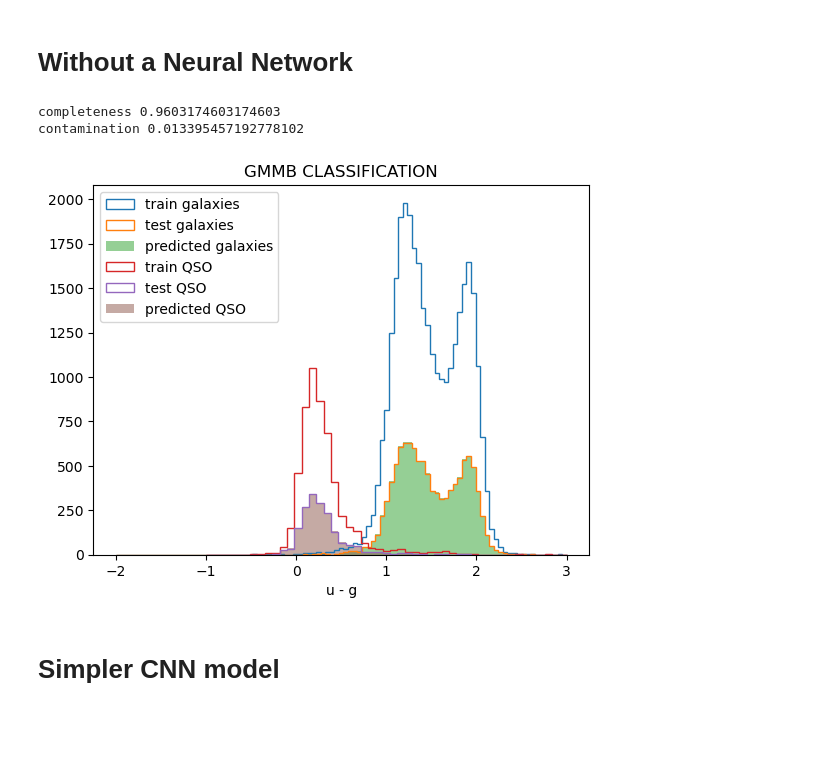
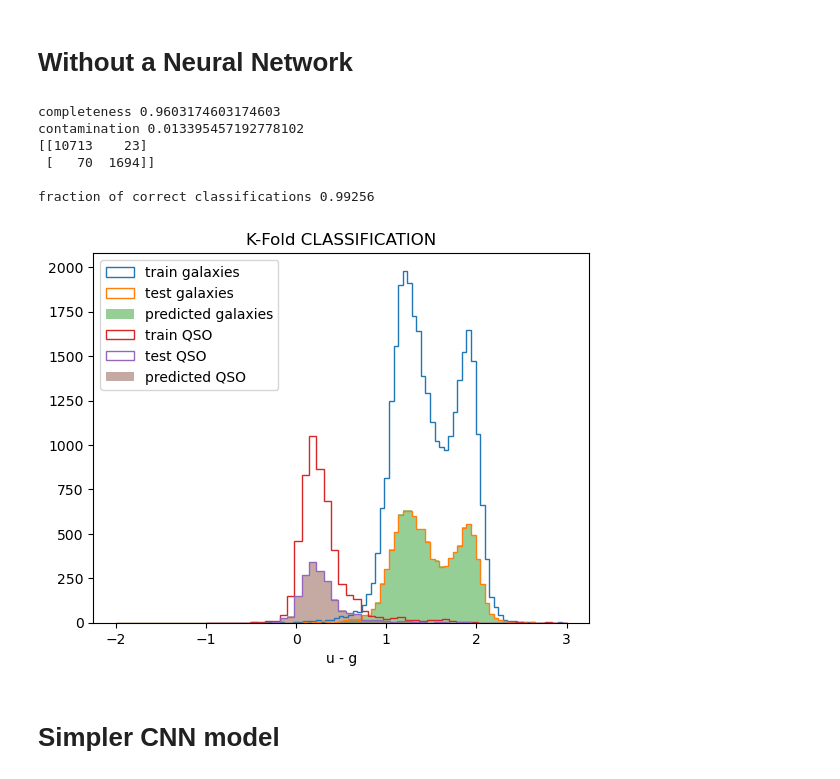
Before and after one commit to ebianchi803/astrostatistics_bicocca_2026, a Jupyter notebook: working/L22.ipynb, the cells around one changed output. Cells and saved outputs as stored; diff of their text form; code cells hidden in the pictures; blank space fills up the shorter version.

```diff
--- a/working/L22.ipynb
+++ b/working/L22.ipynb
@@ -68,41 +73,55 @@ filt = []
 # %% [markdown]
 # Without a Neural Network
 # %%
-(X_train_gmmb, X_test_gmmb), (y_train_gmmb, y_test_gmmb) = split_samples(X, y, [0.75, 0.25],
+(X_train_kn, X_test_kn), (y_train_kn, y_test_kn) = split_samples(X, y, [0.75, 0.25],
                                                      random_state=0)
+
+X_valid_kn, X_train = X_train_kn[:12000], X_train_kn[12000:]
+y_valid_kn, y_train = y_train_kn[:12000], y_train_kn[12000:]
 # %%
 from astroML.classification import GMMBayes
 from sklearn.neighbors import KNeighborsClassifier
 
-gmmb = KNeighborsClassifier(5)
-gmmb.fit(X_train_gmmb,y_train_gmmb)
+kn = KNeighborsClassifier(5)
+kn.fit(X_train_kn,y_train_kn)
 
-y_pred_gmmb = gmmb.predict(X_test_gmmb)
+y_pred_kn = kn.predict(X_test_kn)
 # %%
-completeness, contamination = completeness_contamination(y_pred_gmmb, y_test_gmmb)
+completeness, contamination = completeness_contamination(y_pred_kn, y_test_kn)
 
 print("completeness", completeness)
 print("contamination", contamination)
+
+C = confusion_matrix(y_test_kn, y_pred_kn)
+tn, fp, fn, tp = C.ravel()
+
+print(C)
+
+print("\nfraction of correct classifications", (tp+tn)/(tp+fp+tn+fn))
 # %% [output]
 completeness 0.9603174603174603
 contamination 0.013395457192778102
+[[10713    23]
+ [   70  1694]]
+
+fraction of correct classifications 0.99256
 # %%
 bins3 = np.linspace(-1,3,50)
 
-plt.hist(X_train_gmmb[:,0][y_train_gmmb==0], bins, histtype='step', label='train galaxies')
-plt.hist(X_test_gmmb[:,0][y_test_gmmb==0], bins, histtype='step', label='test galaxies')
-plt.hist(X_test_gmmb[:,0][y_pred_gmmb==0], bins, label='predicted galaxies', alpha = 0.5)
+plt.hist(X_train_kn[:,0][y_train_kn==0], bins, histtype='step', label='train galaxies')
+plt.hist(X_test_kn[:,0][y_test_kn==0], bins, histtype='step', label='test galaxies')
+plt.hist(X_test_kn[:,0][y_pred_kn==0], bins, label='predicted galaxies', alpha = 0.5)
 
-plt.hist(X_train_gmmb[:,0][y_train_gmmb==1], bins3, histtype='step', label='train QSO')
-plt.hist(X_test_gmmb[:,0][y_test_gmmb==1], bins3, histtype='step', label='test QSO')
-plt.hist(X_test_gmmb[:,0][y_pred_gmmb==1], bins3, label='predicted QSO', alpha = 0.5)
+plt.hist(X_train_kn[:,0][y_train_kn==1], bins3, histtype='step', label='train QSO')
+plt.hist(X_test_kn[:,0][y_test_kn==1], bins3, histtype='step', label='test QSO')
+plt.hist(X_test_kn[:,0][y_pred_kn==1], bins3, label='predicted QSO', alpha = 0.5)
 
 
-plt.title('GMMB CLASSIFICATION')
+plt.title('K-Fold CLASSIFICATION')
 plt.xlabel('u - g')
 plt.legend();
 # %% [output]
-[figure, old version]
+[figure, new version]
 # %% [markdown]
 # Simpler CNN model
 # %%
```
Also changed, not shown: parts of 30 cells of this notebook.
